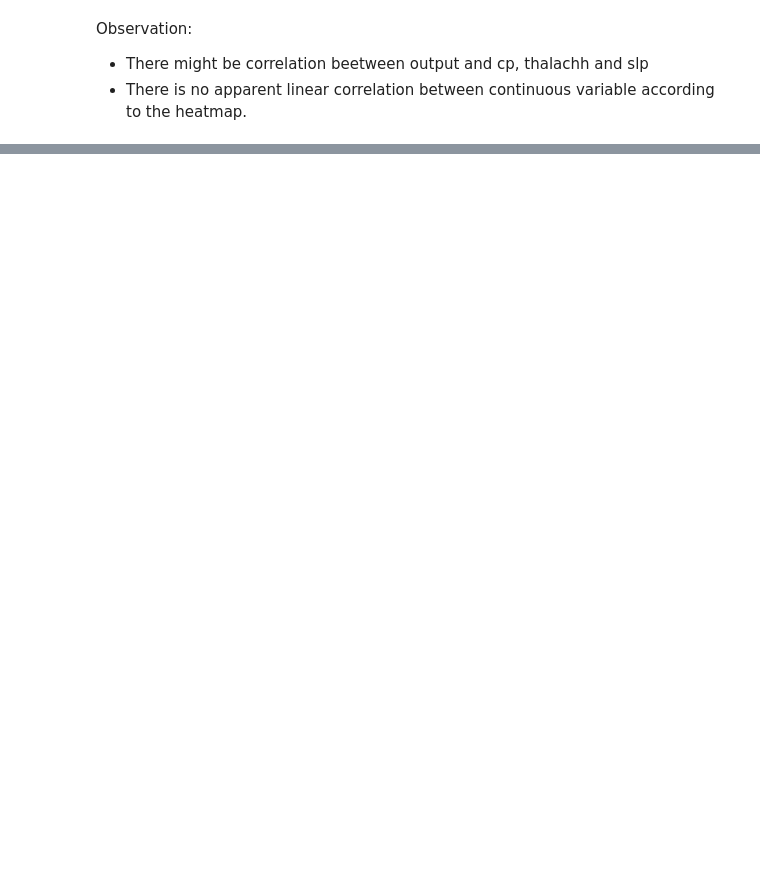
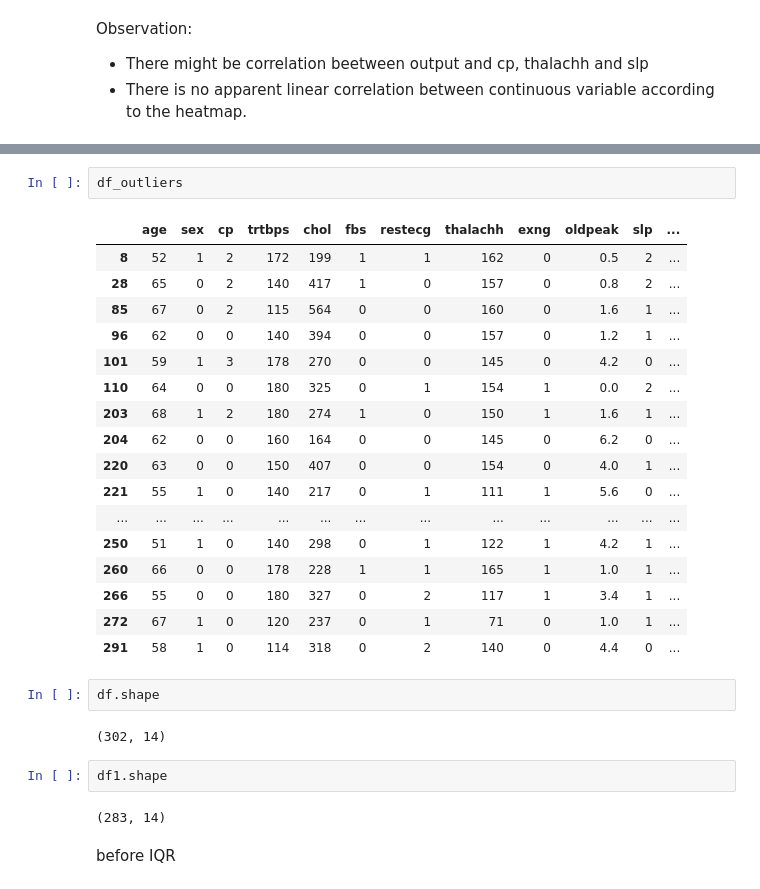
Before and after one commit to hanabero/sample_projects, a Jupyter notebook: heart.ipynb, the cells around one changed output, grey strips where cells are left out. Cells and saved outputs as stored; diff of their text form; blank space fills up the shorter version.

```diff
--- a/heart.ipynb
+++ b/heart.ipynb
@@ -377,0 +431,30 @@ Observation:
+# %%
+df_outliers
+# %% [output]
+|  | age | sex | cp | trtbps | chol | fbs | restecg | thalachh | exng | oldpeak | slp | ... |
+| 8 | 52 | 1 | 2 | 172 | 199 | 1 | 1 | 162 | 0 | 0.5 | 2 | ... |
+| 28 | 65 | 0 | 2 | 140 | 417 | 1 | 0 | 157 | 0 | 0.8 | 2 | ... |
+| 85 | 67 | 0 | 2 | 115 | 564 | 0 | 0 | 160 | 0 | 1.6 | 1 | ... |
+| 96 | 62 | 0 | 0 | 140 | 394 | 0 | 0 | 157 | 0 | 1.2 | 1 | ... |
+| 101 | 59 | 1 | 3 | 178 | 270 | 0 | 0 | 145 | 0 | 4.2 | 0 | ... |
+| 110 | 64 | 0 | 0 | 180 | 325 | 0 | 1 | 154 | 1 | 0.0 | 2 | ... |
+| 203 | 68 | 1 | 2 | 180 | 274 | 1 | 0 | 150 | 1 | 1.6 | 1 | ... |
+| 204 | 62 | 0 | 0 | 160 | 164 | 0 | 0 | 145 | 0 | 6.2 | 0 | ... |
+| 220 | 63 | 0 | 0 | 150 | 407 | 0 | 0 | 154 | 0 | 4.0 | 1 | ... |
+| 221 | 55 | 1 | 0 | 140 | 217 | 0 | 1 | 111 | 1 | 5.6 | 0 | ... |
+| ... | ... | ... | ... | ... | ... | ... | ... | ... | ... | ... | ... | ... |
+| 250 | 51 | 1 | 0 | 140 | 298 | 0 | 1 | 122 | 1 | 4.2 | 1 | ... |
+| 260 | 66 | 0 | 0 | 178 | 228 | 1 | 1 | 165 | 1 | 1.0 | 1 | ... |
+| 266 | 55 | 0 | 0 | 180 | 327 | 0 | 2 | 117 | 1 | 3.4 | 1 | ... |
+| 272 | 67 | 1 | 0 | 120 | 237 | 0 | 1 | 71 | 0 | 1.0 | 1 | ... |
+| 291 | 58 | 1 | 0 | 114 | 318 | 0 | 2 | 140 | 0 | 4.4 | 0 | ... |
+# %%
+df.shape
+# %% [output]
+(302, 14)
+# %%
+df1.shape
+# %% [output]
+(283, 14)
+# %% [markdown]
+before IQR
```
Also changed, not shown: parts of 47 cells of this notebook.
